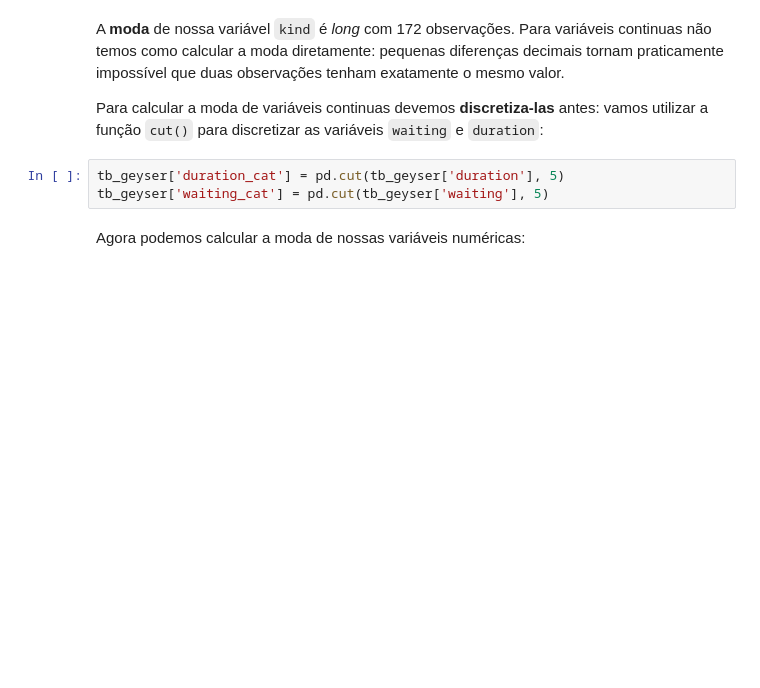
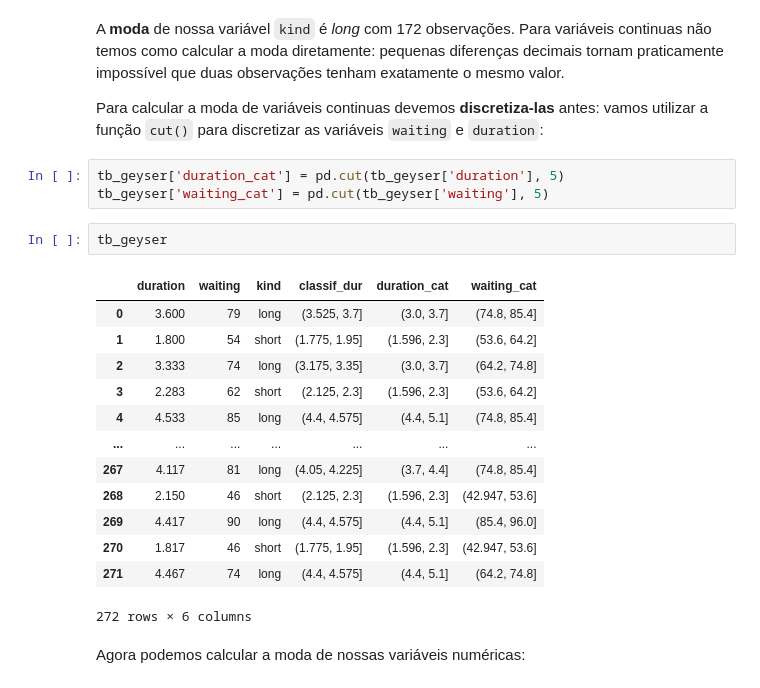
Before and after one commit to sadguilherme/99_PT_JAN2023, a Jupyter notebook: aulas/20230328 Estatísticas Descritivas.ipynb, the cells around one changed output. Saved outputs shown, nothing was run; the diff lists cells and outputs as text; blank space fills up the shorter version.

```diff
--- a/aulas/20230328 Estatísticas Descritivas.ipynb
+++ b/aulas/20230328 Estatísticas Descritivas.ipynb
@@ -247,6 +392,22 @@ Para calcular a moda de variáveis continuas devemos **discretiza-las** antes: v
 # %%
 tb_geyser['duration_cat'] = pd.cut(tb_geyser['duration'], 5)
 tb_geyser['waiting_cat'] = pd.cut(tb_geyser['waiting'], 5)
+# %%
+tb_geyser
+# %% [output]
+|  | duration | waiting | kind | classif_dur | duration_cat | waiting_cat |
+| 0 | 3.600 | 79 | long | (3.525, 3.7] | (3.0, 3.7] | (74.8, 85.4] |
+| 1 | 1.800 | 54 | short | (1.775, 1.95] | (1.596, 2.3] | (53.6, 64.2] |
+| 2 | 3.333 | 74 | long | (3.175, 3.35] | (3.0, 3.7] | (64.2, 74.8] |
+| 3 | 2.283 | 62 | short | (2.125, 2.3] | (1.596, 2.3] | (53.6, 64.2] |
+| 4 | 4.533 | 85 | long | (4.4, 4.575] | (4.4, 5.1] | (74.8, 85.4] |
+| ... | ... | ... | ... | ... | ... | ... |
+| 267 | 4.117 | 81 | long | (4.05, 4.225] | (3.7, 4.4] | (74.8, 85.4] |
+| 268 | 2.150 | 46 | short | (2.125, 2.3] | (1.596, 2.3] | (42.947, 53.6] |
+| 269 | 4.417 | 90 | long | (4.4, 4.575] | (4.4, 5.1] | (85.4, 96.0] |
+| 270 | 1.817 | 46 | short | (1.775, 1.95] | (1.596, 2.3] | (42.947, 53.6] |
+| 271 | 4.467 | 74 | long | (4.4, 4.575] | (4.4, 5.1] | (64.2, 74.8] |
+272 rows × 6 columns
 # %% [markdown]
 Agora podemos calcular a moda de nossas variáveis numéricas:
 # %%
```
Also changed, not shown: parts of 78 cells of this notebook, 2 other files.
